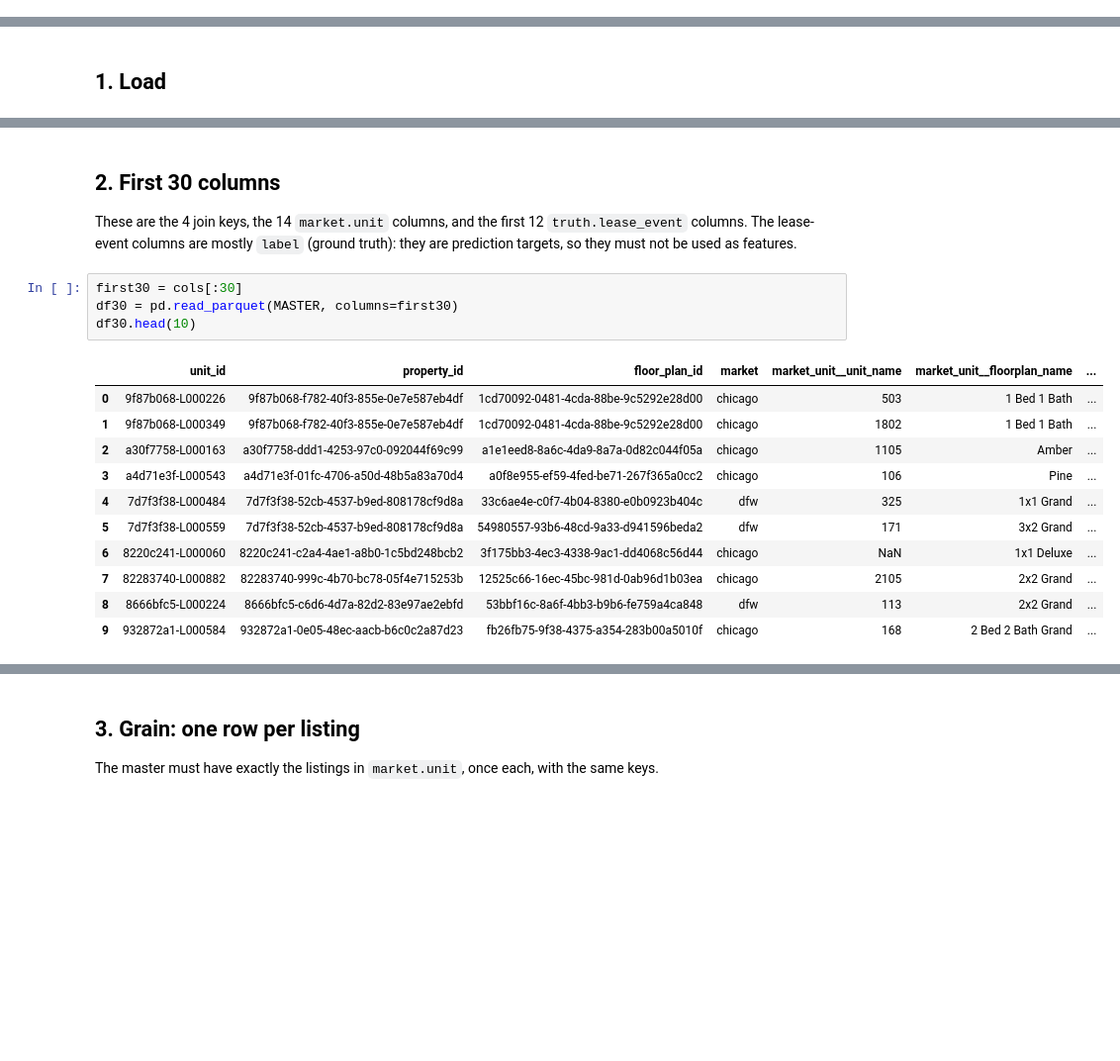
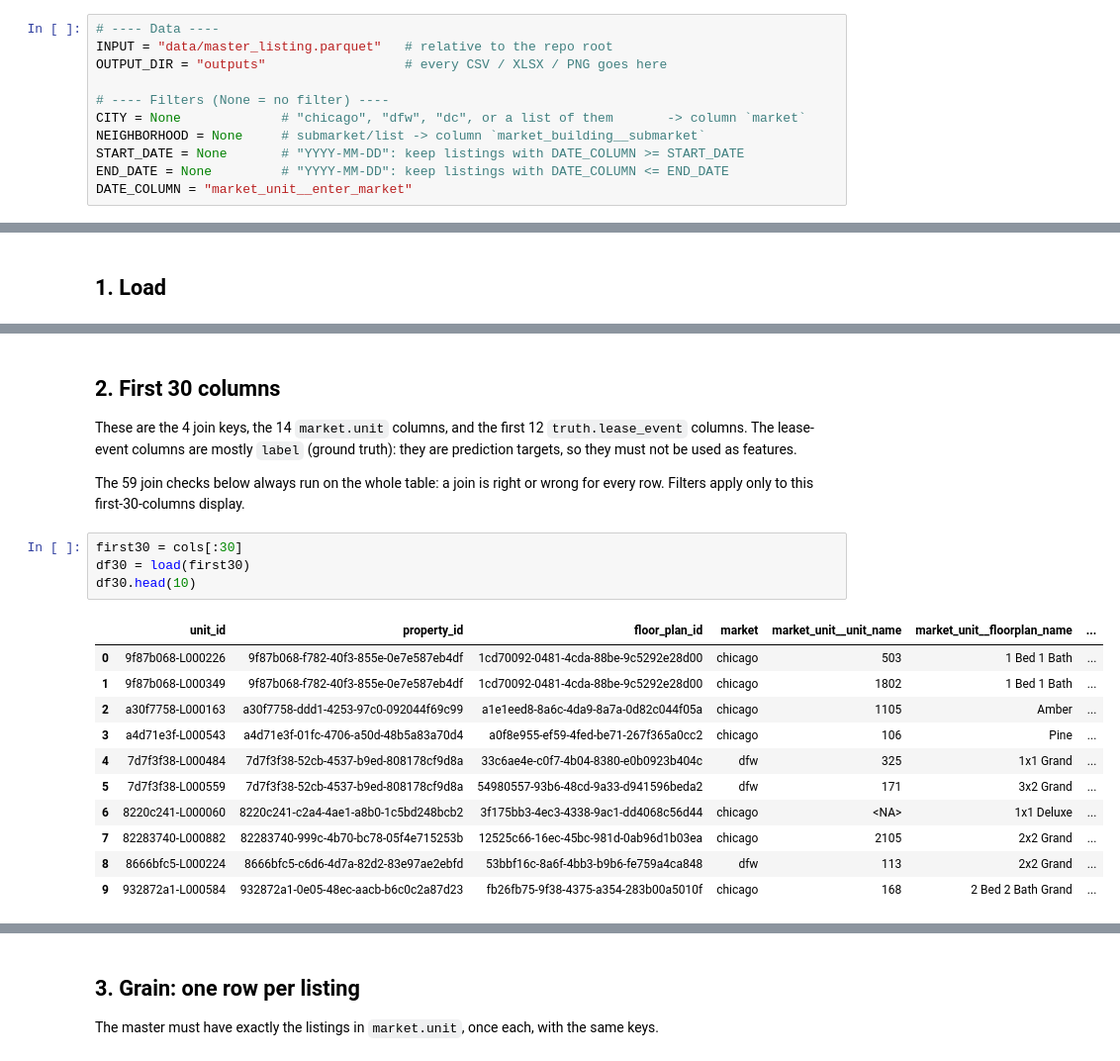
Before and after one commit to MatthewCReynolds/From-Listings-to-Intelligence, a Jupyter notebook: notebooks/phase_01_market_rent/01_master_table_check.ipynb, the cells around one changed output, grey strips where cells are left out. Shown at 99% size. Drawn from its saved outputs; the diff is of its cells as text; blank space fills up the shorter version.

```diff
--- a/eda/01_master_table_check.ipynb
+++ b/notebooks/phase_01_market_rent/01_master_table_check.ipynb
@@ -51,0 +15,11 @@ def report(section):
+# %%
+# ---- Data ----
+INPUT = "data/master_listing.parquet"   # relative to the repo root
+OUTPUT_DIR = "outputs"                  # every CSV / XLSX / PNG goes here
+
+# ---- Filters (None = no filter) ----
+CITY = None             # "chicago", "dfw", "dc", or a list of them       -> column `market`
+NEIGHBORHOOD = None     # submarket/list -> column `market_building__submarket`
+START_DATE = None       # "YYYY-MM-DD": keep listings with DATE_COLUMN >= START_DATE
+END_DATE = None         # "YYYY-MM-DD": keep listings with DATE_COLUMN <= END_DATE
+DATE_COLUMN = "market_unit__enter_market"
@@ -72,19 +172,22 @@ master_listing.parquet: 967,661 rows x 378 columns, 162 MB
 These are the 4 join keys, the 14 `market.unit` columns, and the first 12 `truth.lease_event`
 columns. The lease-event columns are mostly `label` (ground truth): they are prediction
 targets, so they must not be used as features.
+
+The 59 join checks below always run on the whole table: a join is right or wrong for every row.
+Filters apply only to this first-30-columns display.
 # %%
 first30 = cols[:30]
-df30 = pd.read_parquet(MASTER, columns=first30)
+df30 = load(first30)
 df30.head(10)
 # %% [output]
 |  | unit_id | property_id | floor_plan_id | market | market_unit__unit_name | market_unit__floorplan_name | ... |
 | 0 | 9f87b068-L000226 | 9f87b068-f782-40f3-855e-0e7e587eb4df | 1cd70092-0481-4cda-88be-9c5292e28d00 | chicago | 503 | 1 Bed 1 Bath | ... |
 | 1 | 9f87b068-L000349 | 9f87b068-f782-40f3-855e-0e7e587eb4df | 1cd70092-0481-4cda-88be-9c5292e28d00 | chicago | 1802 | 1 Bed 1 Bath | ... |
 | 2 | a30f7758-L000163 | a30f7758-ddd1-4253-97c0-092044f69c99 | a1e1eed8-8a6c-4da9-8a7a-0d82c044f05a | chicago | 1105 | Amber | ... |
 | 3 | a4d71e3f-L000543 | a4d71e3f-01fc-4706-a50d-48b5a83a70d4 | a0f8e955-ef59-4fed-be71-267f365a0cc2 | chicago | 106 | Pine | ... |
 | 4 | 7d7f3f38-L000484 | 7d7f3f38-52cb-4537-b9ed-808178cf9d8a | 33c6ae4e-c0f7-4b04-8380-e0b0923b404c | dfw | 325 | 1x1 Grand | ... |
 | 5 | 7d7f3f38-L000559 | 7d7f3f38-52cb-4537-b9ed-808178cf9d8a | 54980557-93b6-48cd-9a33-d941596beda2 | dfw | 171 | 3x2 Grand | ... |
-| 6 | 8220c241-L000060 | 8220c241-c2a4-4ae1-a8b0-1c5bd248bcb2 | 3f175bb3-4ec3-4338-9ac1-dd4068c56d44 | chicago | NaN | 1x1 Deluxe | ... |
+| 6 | 8220c241-L000060 | 8220c241-c2a4-4ae1-a8b0-1c5bd248bcb2 | 3f175bb3-4ec3-4338-9ac1-dd4068c56d44 | chicago | <NA> | 1x1 Deluxe | ... |
 | 7 | 82283740-L000882 | 82283740-999c-4b70-bc78-05f4e715253b | 12525c66-16ec-45bc-981d-0ab96d1b03ea | chicago | 2105 | 2x2 Grand | ... |
 | 8 | 8666bfc5-L000224 | 8666bfc5-c6d6-4d7a-82d2-83e97ae2ebfd | 53bbf16c-8a6f-4bb3-b9b6-fe759a4ca848 | dfw | 113 | 2x2 Grand | ... |
 | 9 | 932872a1-L000584 | 932872a1-0e05-48ec-aacb-b6c0c2a87d23 | fb26fb75-9f38-4375-a354-283b00a5010f | chicago | 168 | 2 Bed 2 Bath Grand | ... |
```
Also changed, not shown: parts of 11 cells of this notebook, 21 other files.
